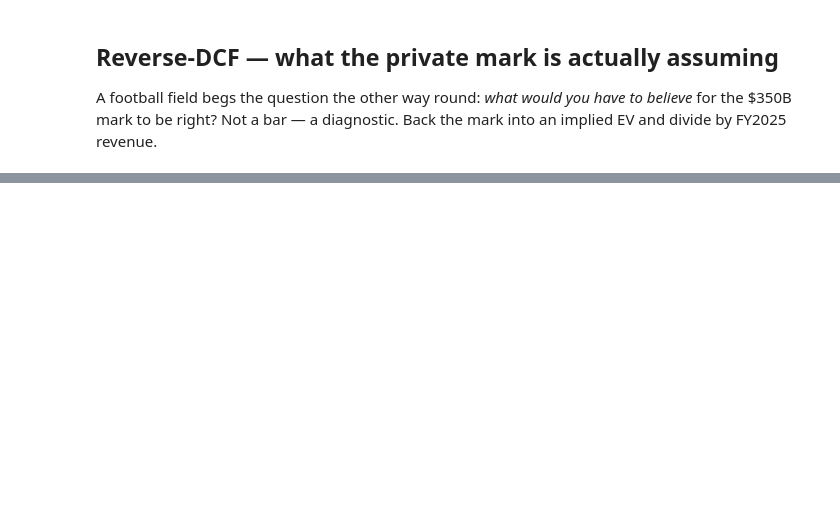
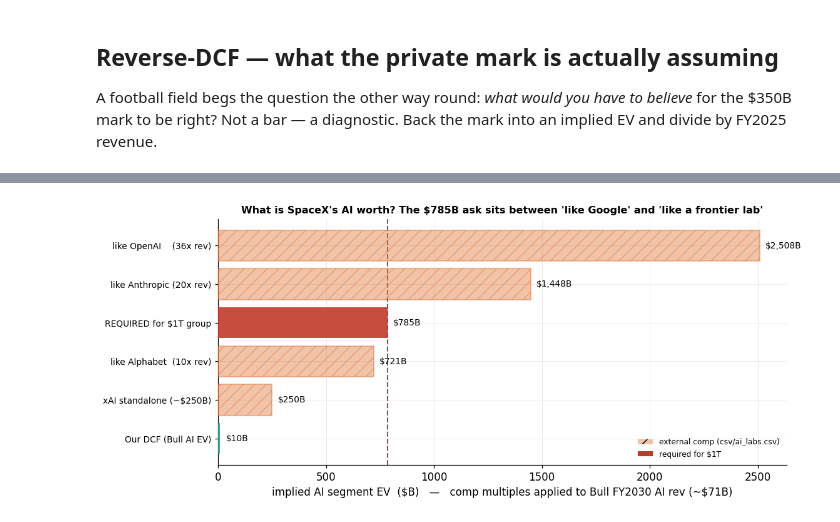
Before and after one commit to SailingSF/spacex_ipo_analysis, a Jupyter notebook: notebooks/valuation.ipynb, the cells around one changed output, grey strips where cells are left out. Drawn from its saved outputs; the diff is of its cells as text; code cells hidden in the pictures; blank space fills up the shorter version.

Commit message:
new valuations

```diff
--- a/notebooks/valuation.ipynb
+++ b/notebooks/valuation.ipynb
@@ -298,0 +399,35 @@ marks are not S-1 facts; they are date-stamped, reliability-flagged, and quarant
+# %%
+labs = tr.load_ai_labs()
+fwd_m = BULL_AI_REV                          # $M
+def _m(ent):
+    return float(labs[labs.entity == ent].ev_rev_mult.iloc[0])
+xai_v = float(labs[labs.entity == "xAI"].valuation_usd_b.iloc[0])
+
+rows = [
+    ("Our DCF (Bull AI EV)",                 dcf_bull_ai,                "s1"),
+    (f"xAI standalone (~{_d(xai_v)})",       xai_v,                      "external"),
+    (f"like Alphabet  ({_m('Alphabet'):.0f}x rev)",  _m("Alphabet")  * fwd_m/1000, "external"),
+    ("REQUIRED for $1T group",               ai_req,                     "req"),
+    (f"like Anthropic ({_m('Anthropic'):.0f}x rev)", _m("Anthropic") * fwd_m/1000, "external"),
+    (f"like OpenAI    ({_m('OpenAI'):.0f}x rev)",    _m("OpenAI")    * fwd_m/1000, "external"),
+]
+rows.sort(key=lambda r: r[1])
+y = np.arange(len(rows))
+fig, ax = plt.subplots(figsize=(10.5, 4.6))
+for i, (lab, v, flag) in enumerate(rows):
+    c = "#c0392b" if flag == "req" else (COL["AI"] if flag == "external" else COL["Connectivity"])
+    ax.barh(i, v, color=c, alpha=0.45 if flag == "external" else 0.9,
+            hatch="//" if flag == "external" else None, edgecolor=c,
+            linewidth=1.4 if flag == "external" else 0, zorder=3)
+    ax.annotate(_d(v), (v, i), xytext=(6, 0), textcoords="offset points", va="center", fontsize=9)
+ax.axvline(ai_req, color="#c0392b", ls="--", lw=1.4, zorder=2)
+ax.set_yticks(y); ax.set_yticklabels([r[0] for r in rows], fontsize=9)
+ax.set_xlabel("implied AI segment EV  (\\$B)   —   comp multiples applied to Bull FY2030 AI rev (~\\$71B)")
+ax.set_title("What is SpaceX's AI worth? The \\$785B ask sits between 'like Google' and 'like a frontier lab'",
+             fontsize=10.5)
+ax.legend(handles=[Patch(facecolor=COL["AI"], alpha=0.45, hatch="//", label="external comp (csv/ai_labs.csv)"),
+                   Patch(facecolor="#c0392b", label="required for $1T")],
+          loc="lower right", fontsize=8, frameon=False)
+charts.finish(fig); charts.save(fig, "trillion_ai_worth"); plt.show()
+# %% [output]
+[figure, added]
```
Also changed, not shown: parts of 18 cells of this notebook, 1 other file.
